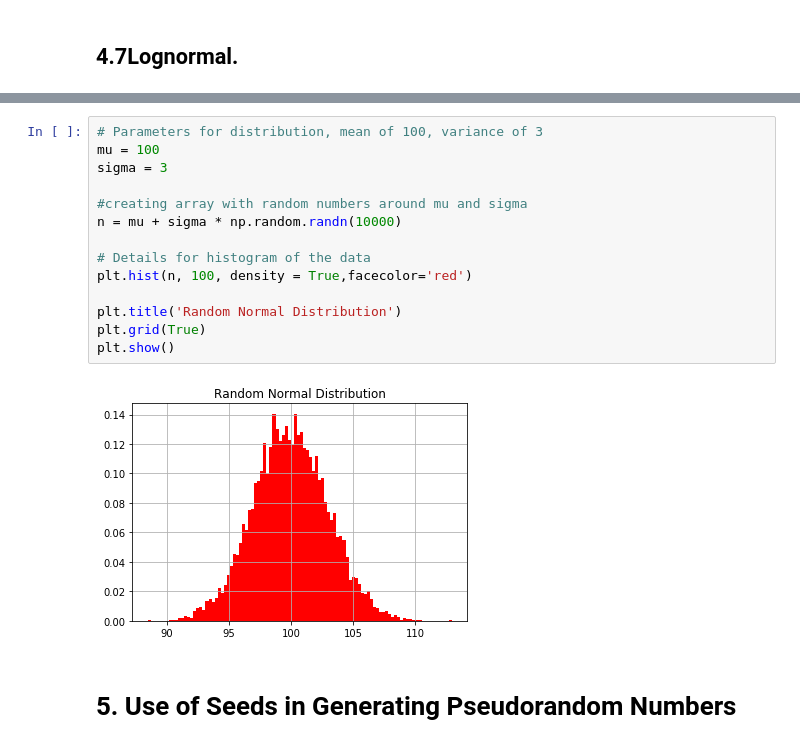
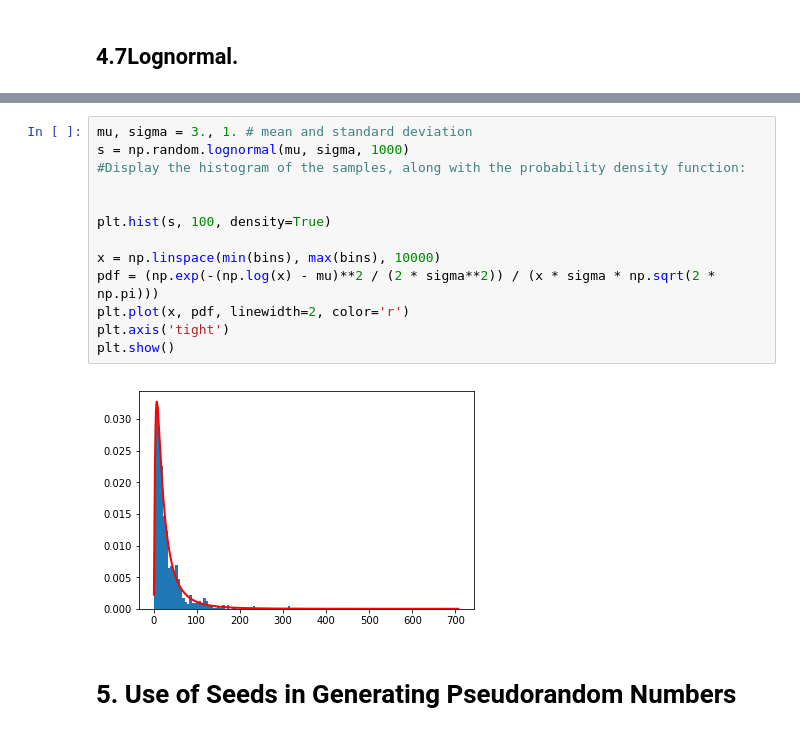
Before and after one commit to healyshane/programming_for_data_analysis-practical_assignment, a Jupyter notebook: Programming for Data Analysis_Assignment.ipynb, the cells around one changed output, grey strips where cells are left out. Drawn from its saved outputs; the diff is of its cells as text.

```diff
--- a/Programming for Data Analysis_Assignment.ipynb
+++ b/Programming for Data Analysis_Assignment.ipynb
@@ -497,19 +484,18 @@ np.max(AAA)
-# %%
-# Parameters for distribution, mean of 100, variance of 3
-mu = 100
-sigma = 3
-
-#creating array with random numbers around mu and sigma
-n = mu + sigma * np.random.randn(10000)
-
-# Details for histogram of the data
-plt.hist(n, 100, density = True,facecolor='red')
-
-plt.title('Random Normal Distribution')
-plt.grid(True)
-plt.show()
-# %% [output]
-[figure, removed]
+# %%
+mu, sigma = 3., 1. # mean and standard deviation
+s = np.random.lognormal(mu, sigma, 1000)
+#Display the histogram of the samples, along with the probability density function:
+
+
+plt.hist(s, 100, density=True)
+
+x = np.linspace(min(bins), max(bins), 10000)
+pdf = (np.exp(-(np.log(x) - mu)**2 / (2 * sigma**2)) / (x * sigma * np.sqrt(2 * np.pi)))
+plt.plot(x, pdf, linewidth=2, color='r')
+plt.axis('tight')
+plt.show()
+# %% [output]
+[figure, added]
 # %% [markdown]
 # 5. Use of Seeds in Generating Pseudorandom Numbers
 # %% [markdown]
```
Also changed, not shown: parts of 39 cells of this notebook.
